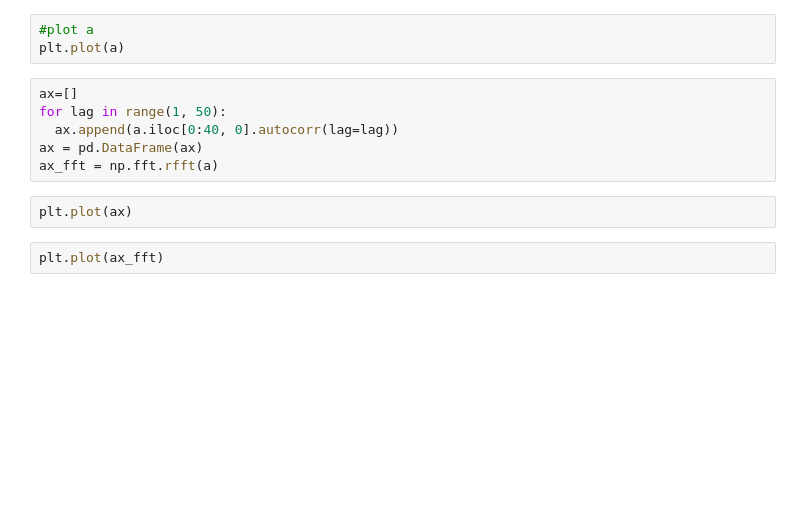
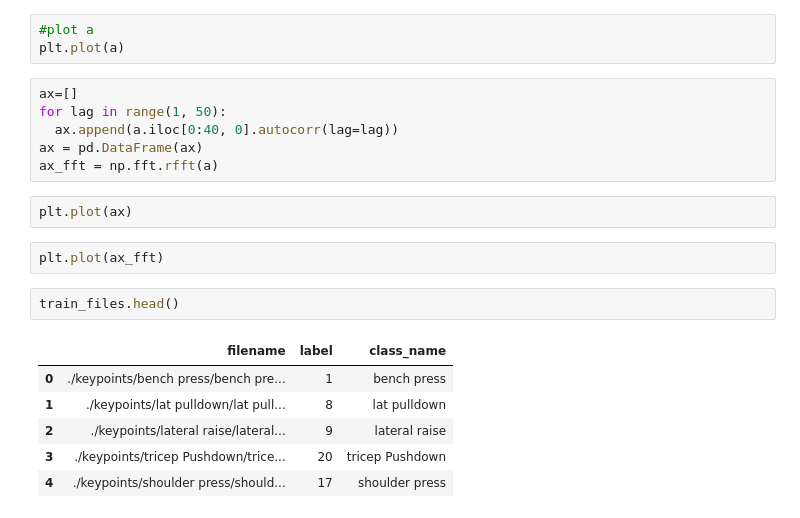
Before and after one commit to morganroux/functionalAI, a Jupyter notebook: playground/playground.ipynb, the cells around one changed output. Drawn from its saved outputs; the diff is of its cells as text; blank space fills up the shorter version.

```diff
--- a/playground/playground.ipynb
+++ b/playground/playground.ipynb
@@ -222,3 +222,12 @@ ax_fft = np.fft.rfft(a)
 plt.plot(ax)
 # %%
 plt.plot(ax_fft)
+# %%
+train_files.head()
+# %% [output]
+|  | filename | label | class_name |
+| 0 | ./keypoints/bench press/bench pre... | 1 | bench press |
+| 1 | ./keypoints/lat pulldown/lat pull... | 8 | lat pulldown |
+| 2 | ./keypoints/lateral raise/lateral... | 9 | lateral raise |
+| 3 | ./keypoints/tricep Pushdown/trice... | 20 | tricep Pushdown |
+| 4 | ./keypoints/shoulder press/should... | 17 | shoulder press |
```
Also changed, not shown: 4 other files.
